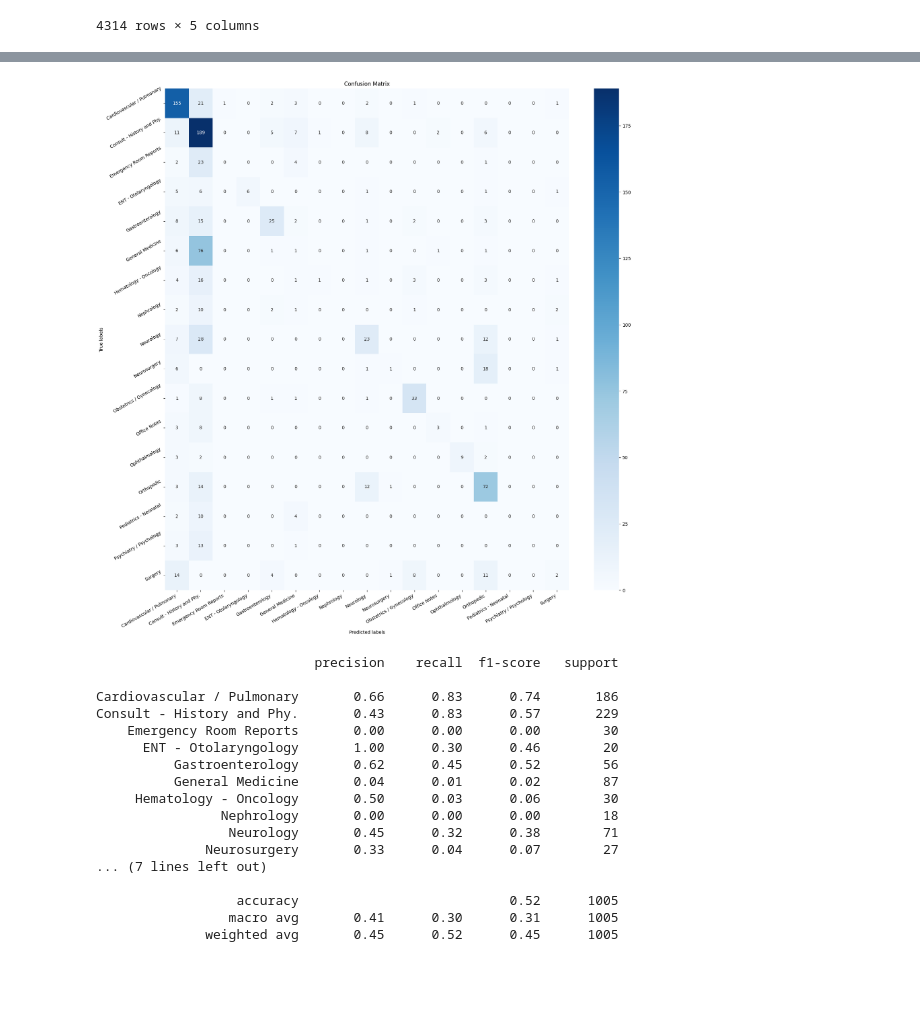
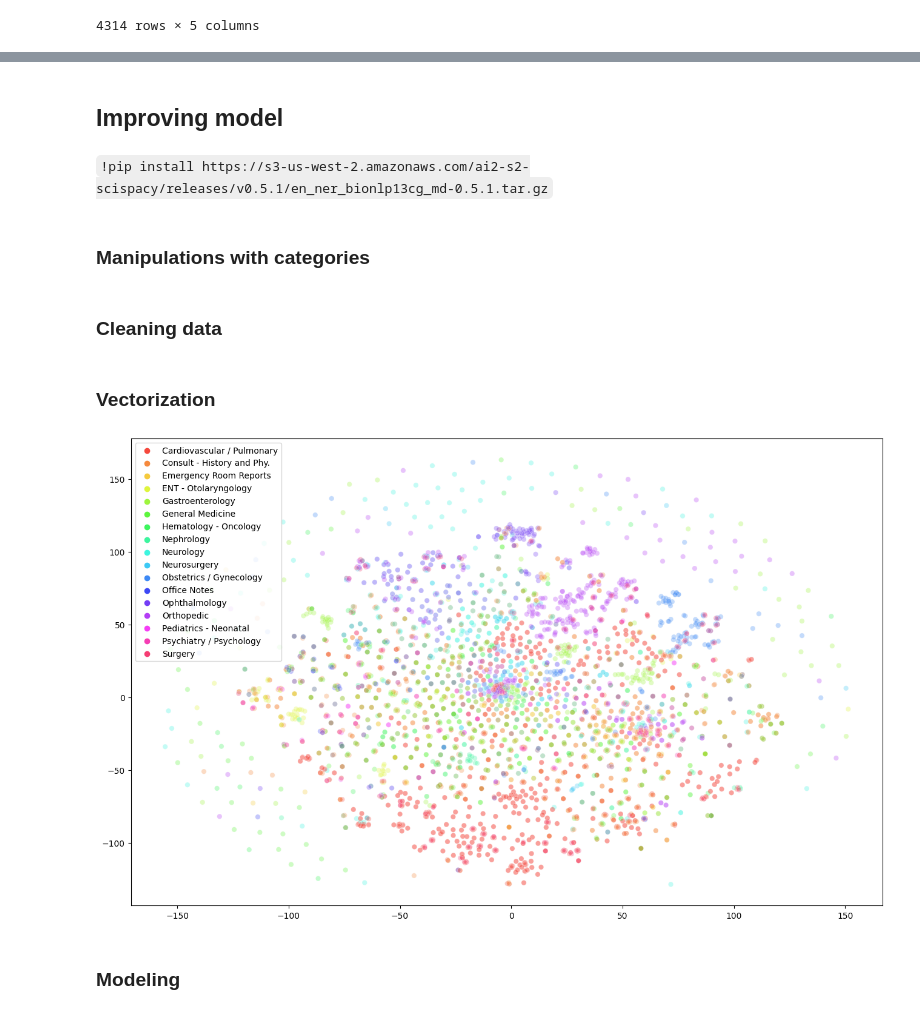
Before and after one commit to evgene-sh/HMLP, a Jupyter notebook: main.ipynb, the cells around one changed output, grey strips where cells are left out. Drawn from its saved outputs; the diff is of its cells as text; code cells hidden in the pictures; blank space fills up the shorter version.

Commit message:
update: tf-idf algo with adding spacy and tak dale

````diff
--- a/main.ipynb
+++ b/main.ipynb
@@ -171,21 +172,4 @@ y_test_pred = clf.predict(x_test)
-# %%
-learning_results(y_test, y_test_pred, category_list)
-# %% [output]
-[figure, removed]
-                            precision    recall  f1-score   support
-
-Cardiovascular / Pulmonary       0.66      0.83      0.74       186
-Consult - History and Phy.       0.43      0.83      0.57       229
-    Emergency Room Reports       0.00      0.00      0.00        30
-      ENT - Otolaryngology       1.00      0.30      0.46        20
-          Gastroenterology       0.62      0.45      0.52        56
-          General Medicine       0.04      0.01      0.02        87
-     Hematology - Oncology       0.50      0.03      0.06        30
-                Nephrology       0.00      0.00      0.00        18
-                 Neurology       0.45      0.32      0.38        71
-              Neurosurgery       0.33      0.04      0.07        27
-... (7 lines left out)
-
-                  accuracy                           0.52      1005
-                 macro avg       0.41      0.30      0.31      1005
-              weighted avg       0.45      0.52      0.45      1005
+# %% [markdown]
+## Improving model
+# %% [markdown]
+```!pip install https://s3-us-west-2.amazonaws.com/ai2-s2-scispacy/releases/v0.5.1/en_ner_bionlp13cg_md-0.5.1.tar.gz```
@@ -191,0 +179,54 @@ Consult - History and Phy.       0.43      0.83      0.57       229
+# %% [markdown]
+### Manipulations with categories
+# %%
+data2 = data.copy()
+
+# data2['medical_specialty'] = data2['medical_specialty'].apply(lambda x:str.strip(x))
+
+# rebuild_categories = [
+#         'Surgery',
+#         'SOAP / Chart / Progress Notes',
+#         'Office Notes',
+#         'Consult - History and Phy.',
+#         'Emergency Room Reports',
+#         'Discharge Summary',
+#         'Pain Management',
+#         'General Medicine',
+# ]
+
+# for category in rebuild_categories:
+#     mask = data2['medical_specialty'] == category
+#     data2 = data2[~mask]
+
+
+# mask = data2['medical_specialty'] == 'Surgery'
+# data2 = data2[~mask]
+# #final_data2 = data2.groupby(data2['medical_specialty'])
+
+# mask = data2['medical_specialty'] == 'Neurosurgery'
+# data2.loc[mask, 'medical_specialty'] = 'Neurology'
+
+# mask = data2['medical_specialty'] == 'Nephrology'
+# data2.loc[mask, 'medical_specialty'] = 'Urology'
+
+# plt.figure(figsize=(10, 10))
+# sns.countplot(y='medical_specialty', data=data2)
+# plt.show()
+
+# data2
+# %% [markdown]
+### Cleaning data
+# %%
+data2['transcription'] = data2['transcription'].apply(spacy_clean)
+data2['transcription'] = data2['transcription'].apply(clean_text)
+# %% [markdown]
+### Vectorization
+# %%
+vectorizer = TfidfVectorizer(ngram_range=(1, 3), max_features=1000)
+docterm_matrix = vectorizer.fit_transform(data2['transcription'].tolist())
+
+vectorization_results(docterm_matrix.toarray(), data2['medical_specialty'].tolist())
+# %% [output]
+[figure, added]
+# %% [markdown]
+### Modeling
````
Also changed, not shown: parts of 31 cells of this notebook, 2 other files.
